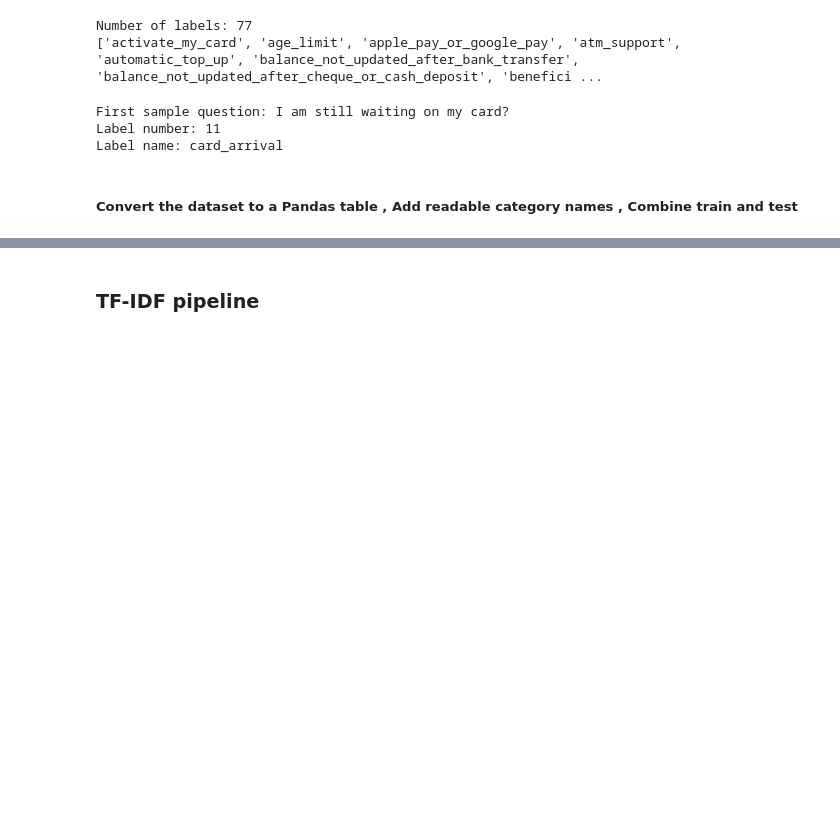
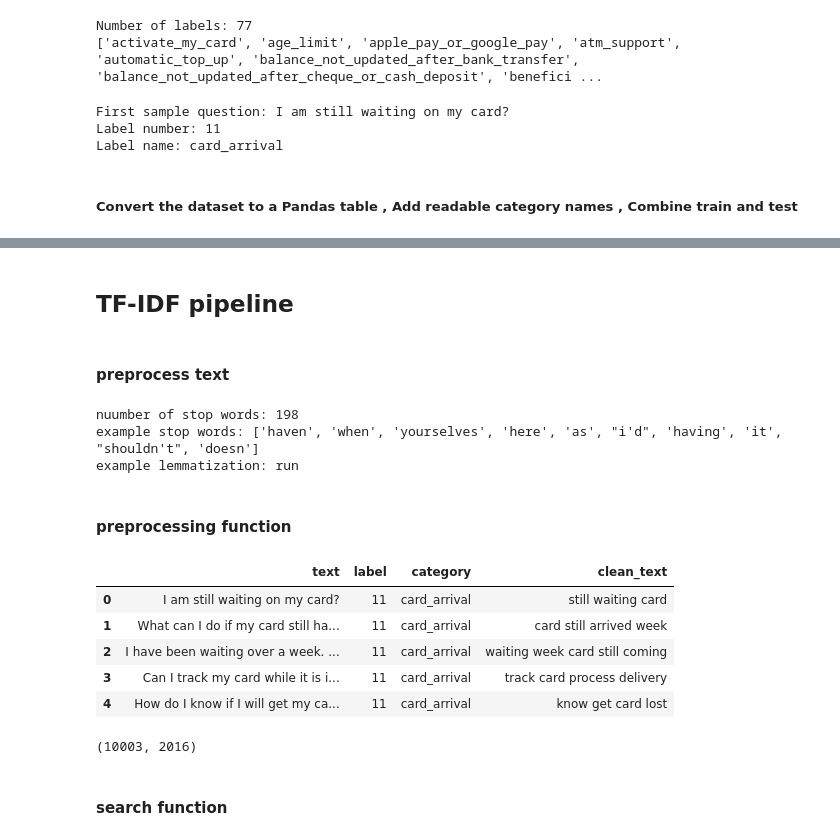
Before and after one commit to rowaidaEmad/FAQ-search-engine-project, a Jupyter notebook: code/main.ipynb, the cells around one changed output, grey strips where cells are left out. Saved outputs shown, nothing was run; the diff lists cells and outputs as text; code cells hidden in the pictures; blank space fills up the shorter version.

Commit message:
Update dataset inspection and preprocessing steps in main notebook

```diff
--- a/code/main.ipynb
+++ b/code/main.ipynb
@@ -143,2 +182,69 @@ dtype: int64
 # %% [markdown]
-###  TF-IDF pipeline
+##  TF-IDF pipeline
+# %% [markdown]
+#### preprocess text
+# %%
+import re
+
+from nltk.corpus import stopwords
+from nltk.stem import WordNetLemmatizer
+
+#preprocessing objects
+
+lemmatizer = WordNetLemmatizer()
+stop_words = set(stopwords.words("english"))
+
+
+print("nuumber of stop words:", len(stop_words))
+print("example stop words:", list(stop_words)[:10])
+print("example lemmatization:", lemmatizer.lemmatize("runs"))
+# %% [output]
+nuumber of stop words: 198
+example stop words: ['haven', 'when', 'yourselves', 'here', 'as', "i'd", 'having', 'it', "shouldn't", 'doesn']
+example lemmatization: run
+# %% [markdown]
+#### preprocessing function
+# %%
+def preprocess_text(text):
+    if not isinstance(text, str):
+        return ""
+    # Lowercase the text
+    text = text.lower()
+    # Extract words and remove punctuation
+    tokens = re.findall(r"\b[a-zA-Z]+\b", text)
+    # Remove stop words
+    tokens = [words for words in tokens if words not in stop_words]
+    # Lemmatize the tokens
+    tokens = [lemmatizer.lemmatize(word) for word in tokens]
+
+    return " ".join(tokens)
+# %%
+corpus_df["clean_text"] = corpus_df["text"].apply(preprocess_text)
+corpus_df.head()
+# %% [output]
+|  | text | label | category | clean_text |
+| 0 | I am still waiting on my card? | 11 | card_arrival | still waiting card |
+| 1 | What can I do if my card still ha... | 11 | card_arrival | card still arrived week |
+| 2 | I have been waiting over a week. ... | 11 | card_arrival | waiting week card still coming |
+| 3 | Can I track my card while it is i... | 11 | card_arrival | track card process delivery |
+| 4 | How do I know if I will get my ca... | 11 | card_arrival | know get card lost |
+# %%
+import numpy as np
+#Tool that converts documents into TF-IDF vectors.
+from sklearn.feature_extraction.text import TfidfVectorizer
+
+#function that compares the query vector with document vectors.
+from sklearn.metrics.pairwise import cosine_similarity
+
+#Create the TF-IDF vectorizer , it creats TF-IDF object
+from sklearn.metrics.pairwise import cosine_similarity
+
+tfidf_vectorizer = TfidfVectorizer() #tool created
+#fit the vectorizer on the corpus + transform the corpus into TF-IDF vectors
+corpus_tfidf_matrix = tfidf_vectorizer.fit_transform(corpus_df["clean_text"])
+
+corpus_tfidf_matrix.shape #(number of documents, number of unique terms in the corpus)
+# %% [output]
+(10003, 2016)
+# %% [markdown]
+#### search function
```
Also changed, not shown: parts of 5 cells of this notebook.
